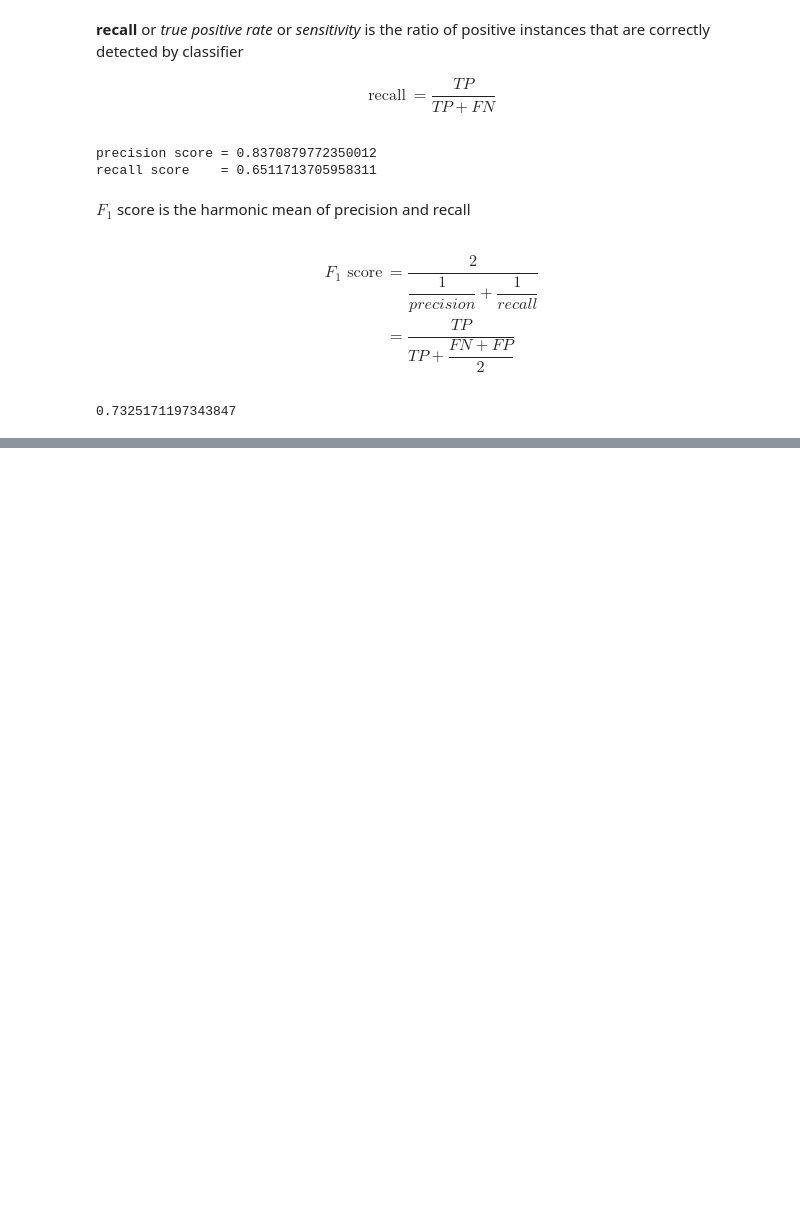
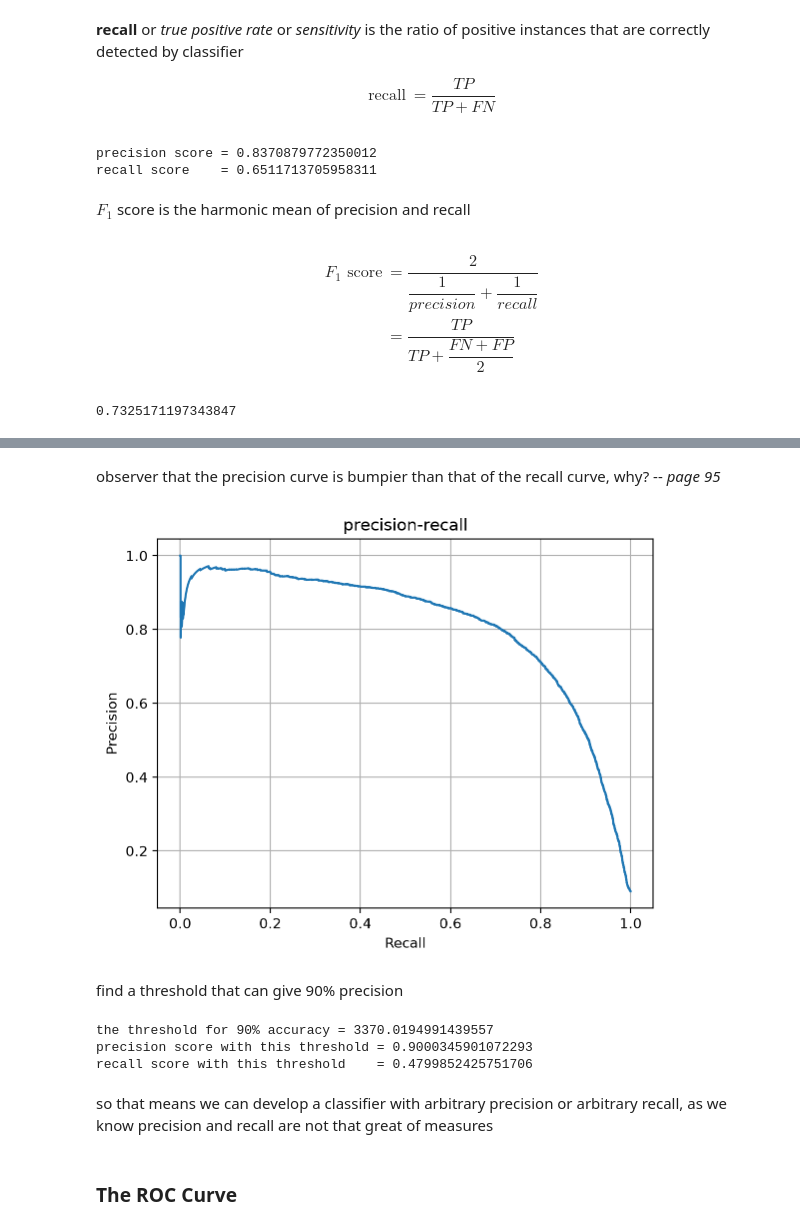
Before and after one commit to Anand-Ramdas-Kale/learning-basics, a Jupyter notebook: et/ch_3_classification_homl.ipynb, the cells around one changed output, grey strips where cells are left out. Drawn from its saved outputs; the diff is of its cells as text; code cells hidden in the pictures; blank space fills up the shorter version.

```diff
--- a/et/ch_3_classification_homl.ipynb
+++ b/et/ch_3_classification_homl.ipynb
@@ -200,0 +207,27 @@ for i in indices:
+# %% [markdown]
+observer that the precision curve is bumpier than that of the recall curve, why? -- *page 95*
+# %%
+plt.plot(recalls, precisions)
+plt.xlabel("Recall")
+plt.ylabel("Precision")
+plt.title("precision-recall")
+plt.grid()
+# %% [output]
+[figure, added]
+# %% [markdown]
+find a threshold that can give 90% precision
+# %%
+threshold_90_precision = thresholds[np.argmax(precisions>0.90)]
+print(f"the threshold for 90% accuracy = {threshold_90_precision}")
+
+y_train_pred_90 = (y_scores >= threshold_90_precision)
+print(f"precision score with this threshold = {precision_score(y_train_5, y_train_pred_90)}")
+print(f"recall score with this threshold    = {recall_score(y_train_5, y_train_pred_90)}")
+# %% [output]
+the threshold for 90% accuracy = 3370.0194991439557
+precision score with this threshold = 0.9000345901072293
+recall score with this threshold    = 0.4799852425751706
+# %% [markdown]
+so that means we can develop a classifier with arbitrary precision or arbitrary recall, as we know precision and recall are not that great of measures
+# %% [markdown]
+### The ROC Curve
```
Also changed, not shown: parts of 26 cells of this notebook.
